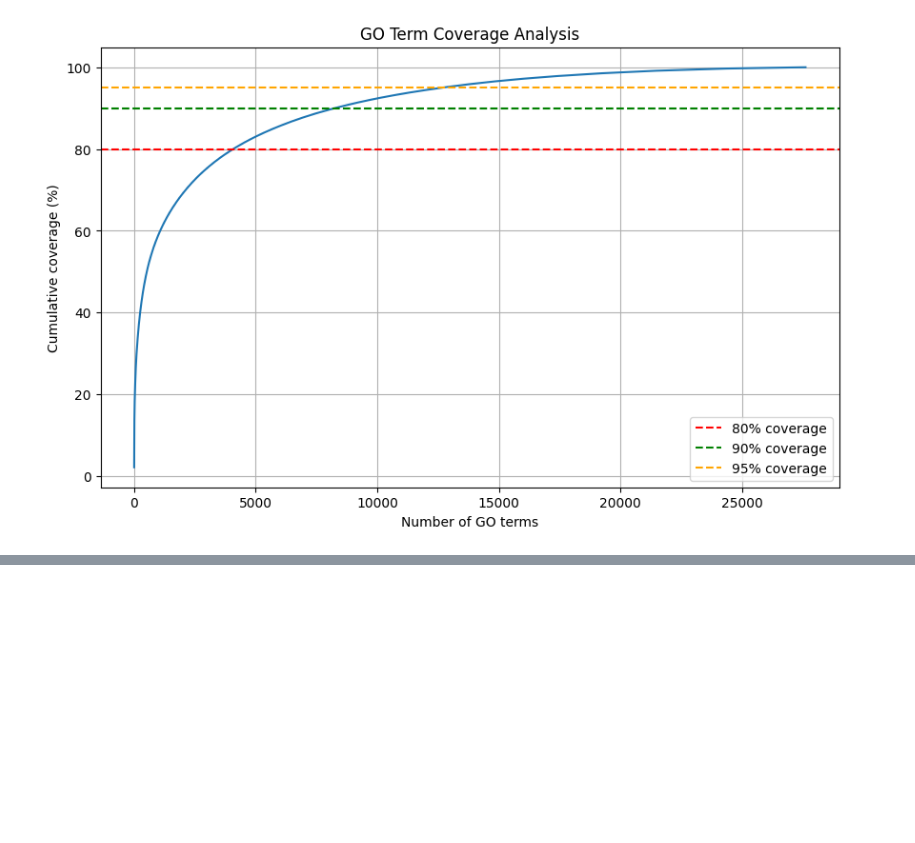
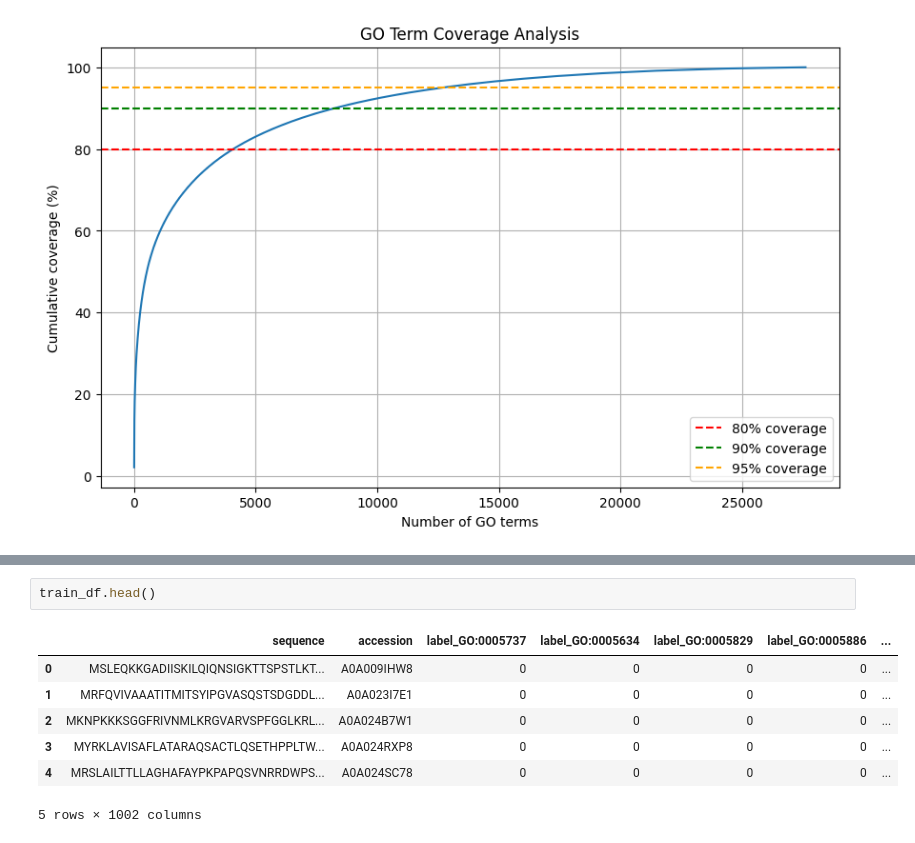
Before and after one commit to cod3astro/ProteinSeq_DL, a Jupyter notebook: notebooks/train.ipynb, the cells around one changed output, grey strips where cells are left out. Cells and saved outputs as stored; diff of their text form; blank space fills up the shorter version.

```diff
--- a/notebooks/train.ipynb
+++ b/notebooks/train.ipynb
@@ -473,0 +541,10 @@ Top 27615 terms cover: 100.0% of all GO term instances
+# %%
+train_df.head()
+# %% [output]
+|  | sequence | accession | label_GO:0005737 | label_GO:0005634 | label_GO:0005829 | label_GO:0005886 | ... |
+| 0 | MSLEQKKGADIISKILQIQNSIGKTTSPSTLKT... | A0A009IHW8 | 0 | 0 | 0 | 0 | ... |
+| 1 | MRFQVIVAAATITMITSYIPGVASQSTSDGDDL... | A0A023I7E1 | 0 | 0 | 0 | 0 | ... |
+| 2 | MKNPKKKSGGFRIVNMLKRGVARVSPFGGLKRL... | A0A024B7W1 | 0 | 0 | 0 | 0 | ... |
+| 3 | MYRKLAVISAFLATARAQSACTLQSETHPPLTW... | A0A024RXP8 | 0 | 0 | 0 | 0 | ... |
+| 4 | MRSLAILTTLLAGHAFAYPKPAPQSVNRRDWPS... | A0A024SC78 | 0 | 0 | 0 | 0 | ... |
+5 rows × 1002 columns
```
Also changed, not shown: parts of 12 cells of this notebook.
